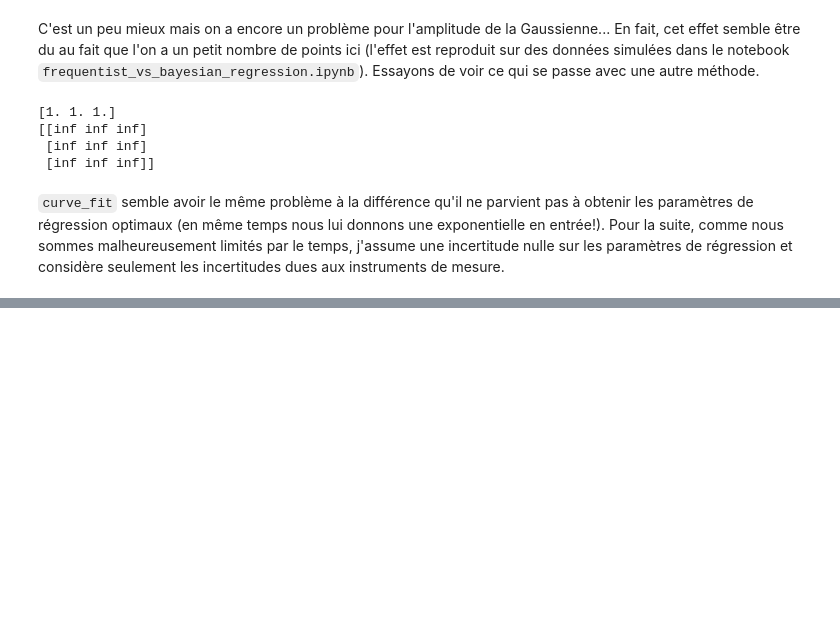
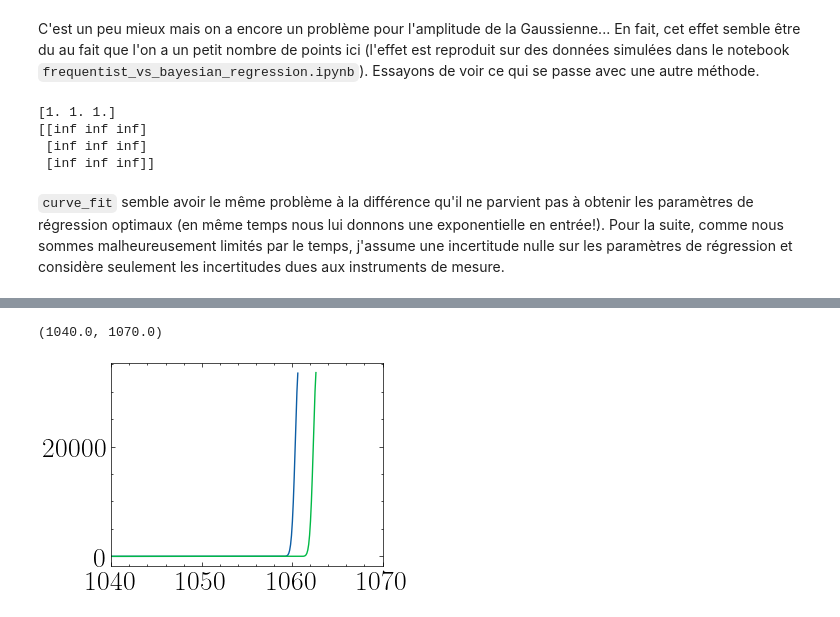
Before and after one commit to EnceladeCandy/phy3040, a Jupyter notebook: notebooks/optique_non_lineaire.ipynb, the cells around one changed output, grey strips where cells are left out. Cells and saved outputs as stored; diff of their text form; code cells hidden in the pictures; blank space fills up the shorter version.

```diff
--- a/notebooks/optique_non_lineaire.ipynb
+++ b/notebooks/optique_non_lineaire.ipynb
@@ -603,0 +626,7 @@ ax.legend([handles[idx] for idx in order],[labels[idx] for idx in order], loc =
+# %%
+plt.plot(wavelength_fit[:intensity_min_x.argmax()], intensity_min_x[:intensity_min_x.argmax()])
+plt.plot(wavelength_fit[:intensity_prediction.argmax()], intensity_prediction[:intensity_prediction.argmax()])
+plt.xlim([xmin, xmax])
+# %% [output]
+(1040.0, 1070.0)
+[figure, added]
```
Also changed, not shown: parts of 12 cells of this notebook.
